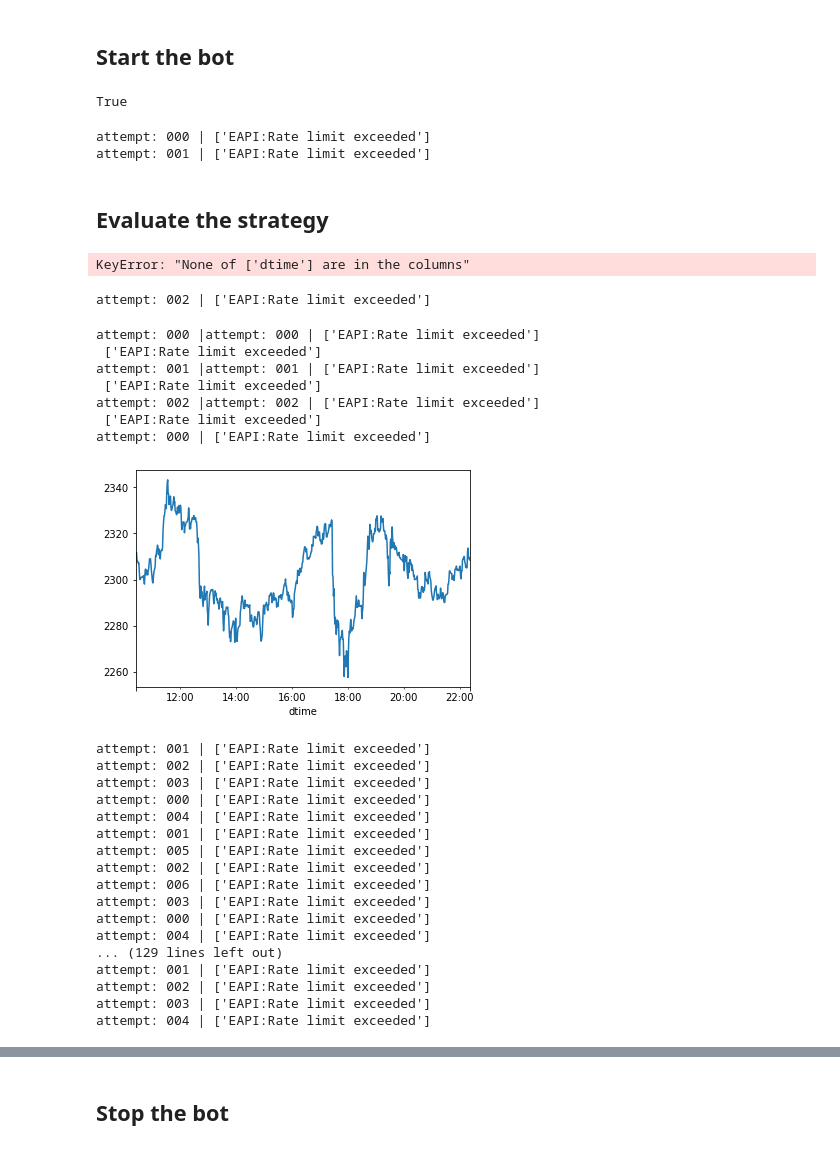
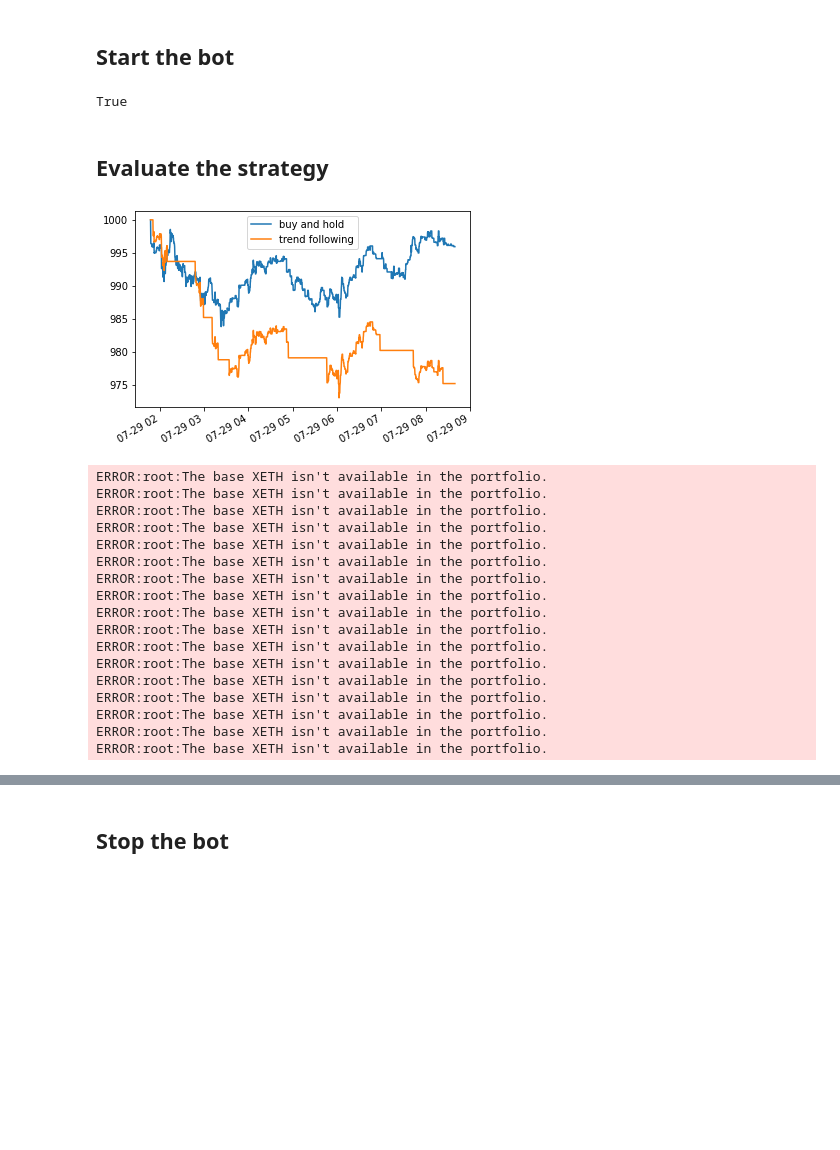
Before and after one commit to fredmontet/tars, a Jupyter notebook: notebooks/offline-testing.ipynb, the cells around one changed output, grey strips where cells are left out. Saved outputs shown, nothing was run; the diff lists cells and outputs as text; code cells hidden in the pictures; blank space fills up the shorter version.

```diff
--- a/notebooks/offline-testing.ipynb
+++ b/notebooks/offline-testing.ipynb
@@ -22,7 +22,7 @@ trader_2 = traders.VirtualCryptoTrader(portfolio_2)
 # %%
 # Load strategies
 strategy_1 = strategies.BuyAndHold(trader_1, 'XETHZUSD', 0.4)
-strategy_2 = strategies.TrendFollowing(trader_2, 'XETHZUSD', 0.02)
+strategy_2 = strategies.TrendFollowing(trader_2, 'XETHZUSD', 0.4)
 
 tars.load(strategy_1)
 tars.load(strategy_2)
@@ -34,54 +34,41 @@ tars.start('00:00:10')
 tars.is_running
 # %% [output]
 True
-attempt: 000 | ['EAPI:Rate limit exceeded']
-attempt: 001 | ['EAPI:Rate limit exceeded']
 # %% [markdown]
 ## Evaluate the strategy
 # %%
-#col = 'value'
-col = 'total net profit'
+col = 'value'
+#col = 'total net profit'
 #col = 'profit factor'
 #col = 'average trade net profit'
-
 
 s1 = strategy_1.evaluator.evaluate()[col]
 s1.name = 'buy and hold'
 
 s2 = strategy_2.evaluator.evaluate()[col]
 s2.name = 'trend following'
 
 s1.plot(legend=True)
 s2.plot(legend=True);
 # %% [output]
+[figure, added]
-KeyError: "None of ['dtime'] are in the columns"
+ERROR:root:The base XETH isn't available in the portfolio.
+ERROR:root:The base XETH isn't available in the portfolio.
+ERROR:root:The base XETH isn't available in the portfolio.
+ERROR:root:The base XETH isn't available in the portfolio.
+ERROR:root:The base XETH isn't available in the portfolio.
+ERROR:root:The base XETH isn't available in the portfolio.
+ERROR:root:The base XETH isn't available in the portfolio.
+ERROR:root:The base XETH isn't available in the portfolio.
+ERROR:root:The base XETH isn't available in the portfolio.
+ERROR:root:The base XETH isn't available in the portfolio.
+ERROR:root:The base XETH isn't available in the portfolio.
+ERROR:root:The base XETH isn't available in the portfolio.
+ERROR:root:The base XETH isn't available in the portfolio.
+ERROR:root:The base XETH isn't available in the portfolio.
+ERROR:root:The base XETH isn't available in the portfolio.
+ERROR:root:The base XETH isn't available in the portfolio.
+ERROR:root:The base XETH isn't available in the portfolio.
-attempt: 002 | ['EAPI:Rate limit exceeded']
 # %%
-markets.CryptoMarket().get_ohlc_data(pair='XETHZUSD')[0]['close'].plot();
+#markets.CryptoMarket().get_ohlc_data(pair='XETHZUSD')[0]['close'].plot();
-# %% [output]
-attempt: 000 |attempt: 000 | ['EAPI:Rate limit exceeded']
- ['EAPI:Rate limit exceeded']
-attempt: 001 |attempt: 001 | ['EAPI:Rate limit exceeded']
- ['EAPI:Rate limit exceeded']
-attempt: 002 |attempt: 002 | ['EAPI:Rate limit exceeded']
- ['EAPI:Rate limit exceeded']
-attempt: 000 | ['EAPI:Rate limit exceeded']
-[figure, removed]
-attempt: 001 | ['EAPI:Rate limit exceeded']
-attempt: 002 | ['EAPI:Rate limit exceeded']
-attempt: 003 | ['EAPI:Rate limit exceeded']
-attempt: 000 | ['EAPI:Rate limit exceeded']
-attempt: 004 | ['EAPI:Rate limit exceeded']
-attempt: 001 | ['EAPI:Rate limit exceeded']
-attempt: 005 | ['EAPI:Rate limit exceeded']
-attempt: 002 | ['EAPI:Rate limit exceeded']
-attempt: 006 | ['EAPI:Rate limit exceeded']
-attempt: 003 | ['EAPI:Rate limit exceeded']
-attempt: 000 | ['EAPI:Rate limit exceeded']
-attempt: 004 | ['EAPI:Rate limit exceeded']
-... (129 lines left out)
-attempt: 001 | ['EAPI:Rate limit exceeded']
-attempt: 002 | ['EAPI:Rate limit exceeded']
-attempt: 003 | ['EAPI:Rate limit exceeded']
-attempt: 004 | ['EAPI:Rate limit exceeded']
 # %%
```
Also changed, not shown: parts of 5 cells of this notebook, 3 other files.
